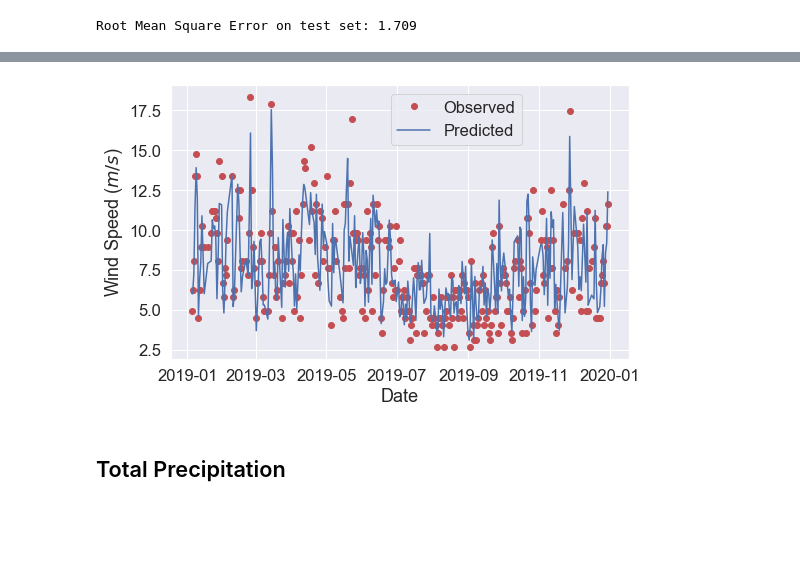
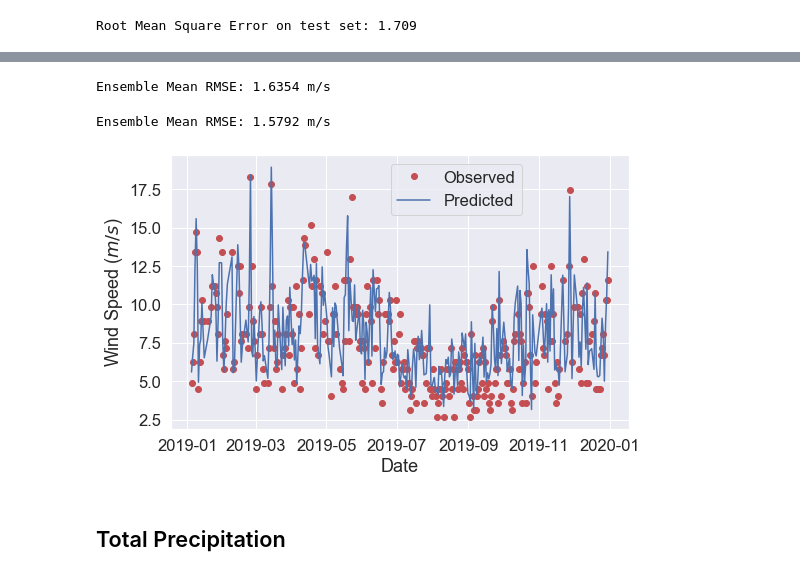
Before and after one commit to david0811/atms597_project6, a Jupyter notebook: project6_David.ipynb, the cells around one changed output, grey strips where cells are left out. Drawn from its saved outputs; the diff is of its cells as text; code cells hidden in the pictures; blank space fills up the shorter version.

Commit message:
updated David notebook with ensemble method

```diff
--- a/project6_David.ipynb
+++ b/project6_David.ipynb
@@ -987,0 +1183,5 @@ Root Mean Square Error on test set: 1.709
+# %%
+# Train each model
+for nodes in range(4,31):
+    print('Training model ' + str(nodes) + '...')
+    train_wind_model(nodes)
@@ -987,0 +1225,13 @@ Root Mean Square Error on test set: 1.709
+# %%
+# RMSEs
+rf_test_vars_wind_norm = preprocessing.scale(rf_test_vars_wind)
+fig, ax = plt.subplots(1,1, figsize = (20,7))
+
+for nodes in range(4,31):
+    model = globals()['wind_model_' + str(nodes)]
+    rmse = mean_squared_error(test_verification_wind, model.predict(rf_test_vars_wind_norm), squared=False)
+    ax.scatter(nodes, rmse, s=15, c='black')
+
+ax.set_xlabel('Model #')
+ax.set_ylabel('Mean Square Error [$m/s$]')
+plt.show()
@@ -988,15 +1240,41 @@ Root Mean Square Error on test set: 1.709
+# %%
+# Ensemble RMSE
+prediction = 0.
+
+for nodes in range(4,31):
+    model = globals()['wind_model_' + str(nodes)]
+    prediction += model.predict(rf_test_vars_wind_norm)
+
+prediction /= 26.
+
+print('Ensemble Mean RMSE: ' + str(np.round(mean_squared_error(test_verification_wind, prediction, squared=False),4)) + ' m/s')
+# %% [output]
+Ensemble Mean RMSE: 1.6354 m/s
+# %%
+# Ensemble RMSE
+prediction = 0.
+
+for nodes in [28,6]:
+    model = globals()['wind_model_' + str(nodes)]
+    prediction += model.predict(rf_test_vars_wind_norm)
+
+prediction /= 2.
+
+print('Ensemble Mean RMSE: ' + str(np.round(mean_squared_error(test_verification_wind, prediction, squared=False),4)) + ' m/s')
+# %% [output]
+Ensemble Mean RMSE: 1.5792 m/s
 # %%
 # Plot
 fig, ax = plt.subplots(figsize = (8,5))
 ax.plot(test_dates, test_verification_wind, 'ro', label = 'Observed')
-ax.plot(test_dates, wind_model.predict(rf_test_vars_wind_norm), 'b-', label = 'Predicted')
+ax.plot(test_dates, prediction, 'b-', label = 'Predicted')
 ax.set_xlabel('Date')
 ax.set_ylabel('Wind Speed ($m/s$)')
 plt.legend(loc = [0.48, 0.78])
 plt.tight_layout()
 plt.show()
 # %% [output]
-[figure, old version]
+[figure, new version]
 # %% [markdown]
 ## Total Precipitation
 # %%
```
Also changed, not shown: parts of 37 cells of this notebook.
